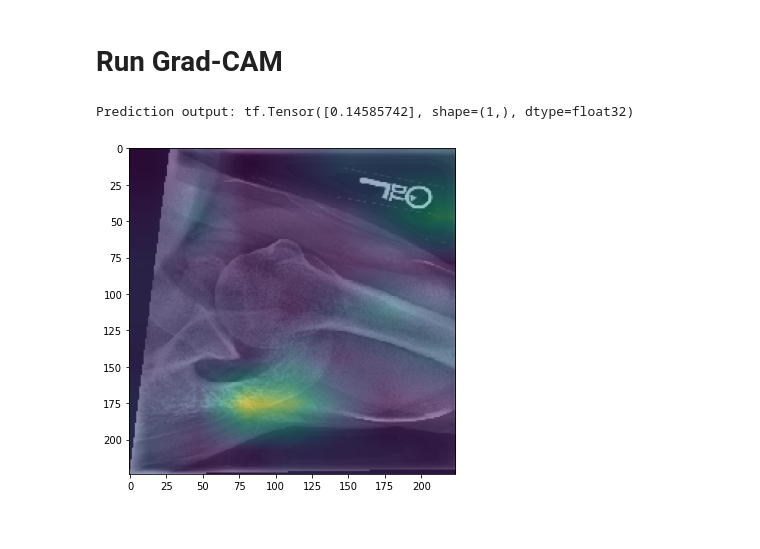
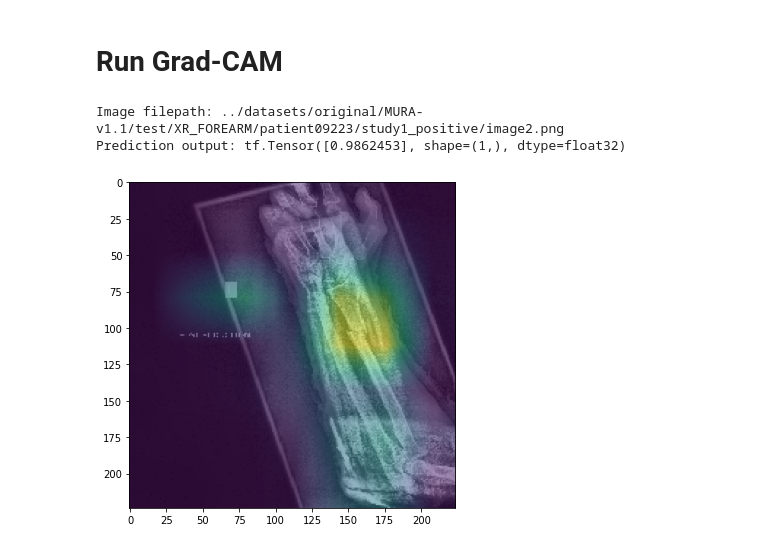
Before and after one commit to k4kTuS/BP_CNN, a Jupyter notebook: src/grad_cam.ipynb, the cells around one changed output. Saved outputs shown, nothing was run; the diff lists cells and outputs as text; code cells hidden in the pictures.

Commit message:
Bugfix in image preparation function

```diff
--- a/src/grad_cam.ipynb
+++ b/src/grad_cam.ipynb
@@ -83,3 +62,33 @@ def prepare_img(prep_func, dataframe=None, filepath=None):
+# %%
+def prepare_img(prep_func, dataframe=None, filepath=None):
+    """
+    Function for manually preparing image for GradCAM. The image is loaded using PIL library, to match the loading
+    and resizing done by Keras and TensorFlow. The image is resized to match the model input, then the preprocessing
+    function is applied.
+
+    Parameters
+    ----------
+    prep_func: function
+        Function that accepts an image array as a parameter and returns the preprocessed image
+    dataframe: pd.Dataframe or None
+        Source for random image filepath if no specific filepath is provided
+    filepath: str or None
+        Filepath for loading the image, if none is provided, random path from notebook-defined dataframe is selected
+
+    Returns
+    -------
+    Preprocessed image array
+    """
+    if filepath is None:
+        filepath = DATASET_DIR + dataframe.sample(n=1).filepath.item()
+    print('Image filepath:', filepath)
+
+    # Load image and prepare it to match the models input
+    pil_img = Image.open(filepath)
+    pil_img = pil_img.convert('RGB')
+    pil_img = pil_img.resize(TARGET_SIZE, Image.NEAREST)
+    # Return preprocessed image
+    return PREP_FUNC(np.asarray(pil_img))
 # %% [markdown]
 # Create generator and dataframe flow
 # %%
@@ -107,18 +116,19 @@ Found 241 validated image filenames.
 # Run Grad-CAM
 # %%
 # Choose which method for obtaining the image you want to use
-image = next(flow)[0].squeeze() # Get one image from dataframe flow
-# image = prepare_img(prep_func=PREP_FUNC, dataframe=df_positive, filepath=None) # Get one manually prepared image
+# image = next(flow)[0].squeeze() # Get one image from dataframe flow
+image = prepare_img(prep_func=PREP_FUNC, dataframe=df_positive, filepath=None) # Get one manually prepared image
 
 
 # Select which Grad-CAM method you wish to use, it returns heatmap that will be plotted on top of predicted image
 # heatmap = guided_grad_cam(image, resNet)
 heatmap = guided_grad_cam(image, model)
 
 fig, ax = plt.subplots(figsize=(6, 6))
 ax.imshow(image)
 ax.imshow(heatmap, alpha=0.5)
 plt.show()
 # %% [output]
-Prediction output: tf.Tensor([0.14585742], shape=(1,), dtype=float32)
+Image filepath: ../datasets/original/MURA-v1.1/test/XR_FOREARM/patient09223/study1_positive/image2.png
+Prediction output: tf.Tensor([0.9862453], shape=(1,), dtype=float32)
-[figure, old version]
+[figure, new version]
```
Also changed, not shown: parts of 5 cells of this notebook.
